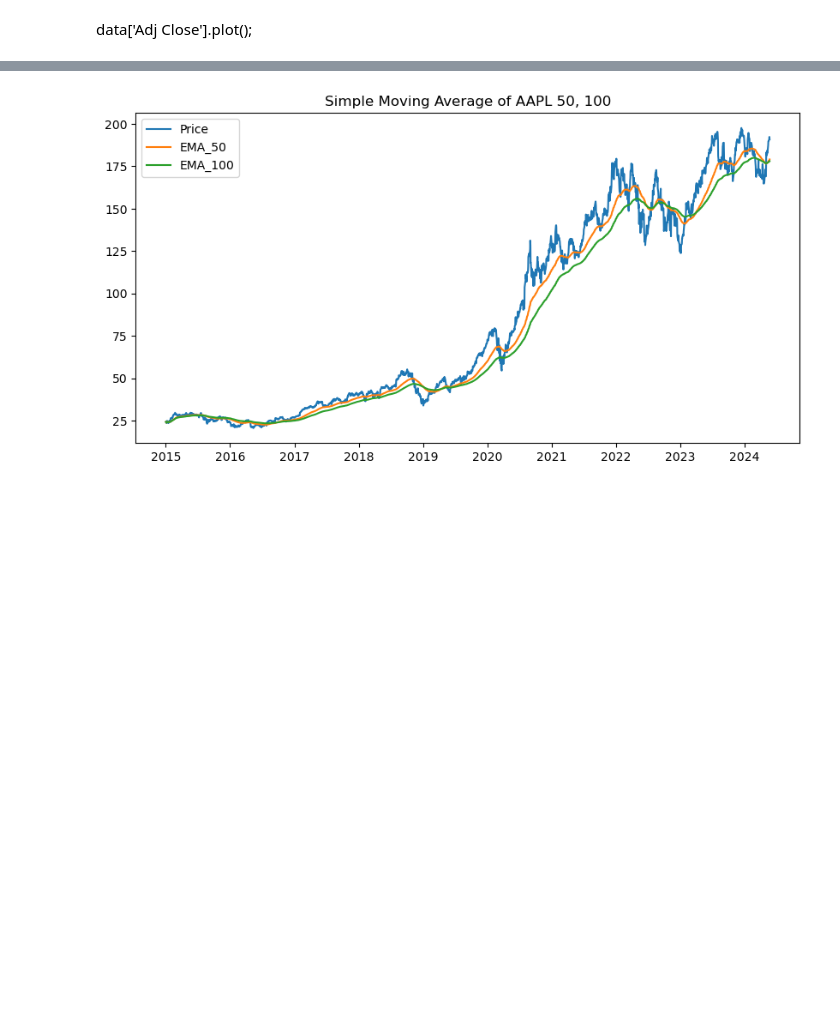
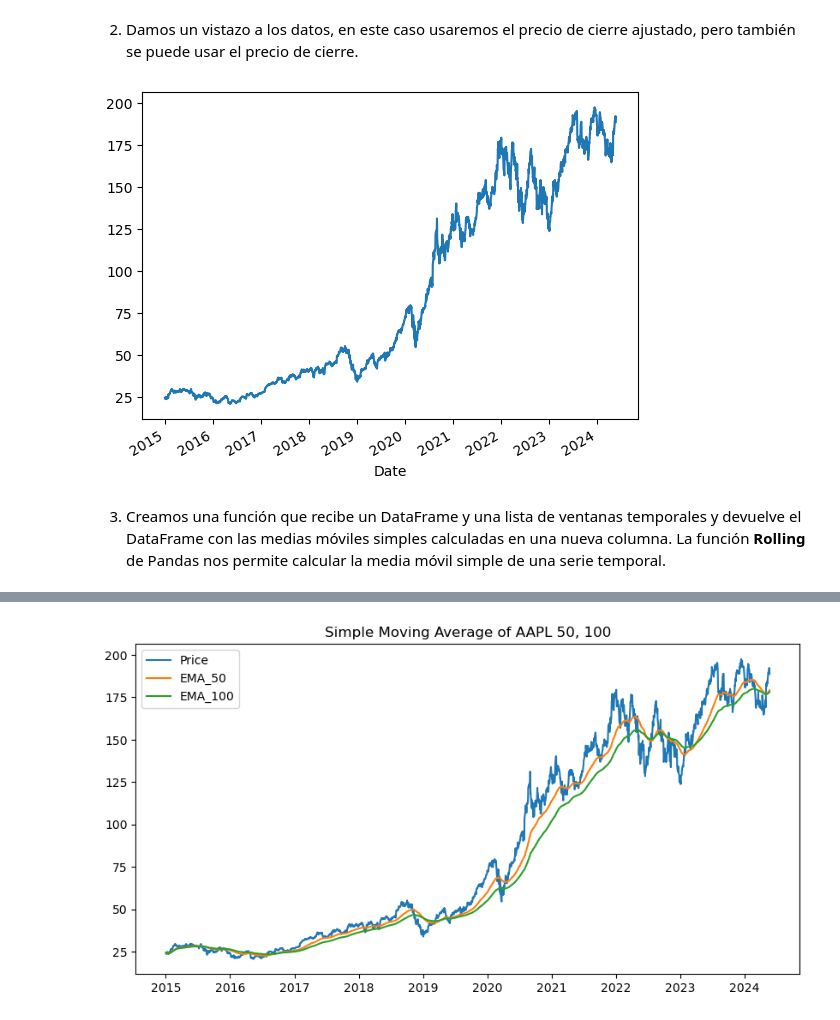
Before and after one commit to antonio-xrp/Data-science-for-finance-ES-EN, a Jupyter notebook: notebooks/analisis-tecnico/0.1-ema-sma.ipynb, the cells around one changed output, grey strips where cells are left out. Cells and saved outputs as stored; diff of their text form; code cells hidden in the pictures; blank space fills up the shorter version.

```diff
--- a/notebooks/analisis-tecnico/0.1-ema-sma.ipynb
+++ b/notebooks/analisis-tecnico/0.1-ema-sma.ipynb
@@ -20,7 +45,13 @@ data.head()
 | 2015-01-07 | 26.799999 | 27.049999 | 26.674999 | 26.937500 | 24.049517 | 160423600 |
 | 2015-01-08 | 27.307501 | 28.037500 | 27.174999 | 27.972500 | 24.973558 | 237458000 |
-# %% [markdown]
-data['Adj Close'].plot();
+# %% [markdown]
+2. Damos un vistazo a los datos, en este caso usaremos el precio de cierre ajustado, pero también se puede usar el precio de cierre.
+# %%
+data['Adj Close'].plot();
+# %% [output]
+[figure, added]
+# %% [markdown]
+3. Creamos una función que recibe un DataFrame y una lista de ventanas temporales y devuelve el DataFrame con las medias móviles simples calculadas en una nueva columna. La función **Rolling** de Pandas nos permite calcular la media móvil simple de una serie temporal.
 # %%
 def SMA(df, *windows):
     for window in windows:
```
Also changed, not shown: parts of 9 cells of this notebook.
